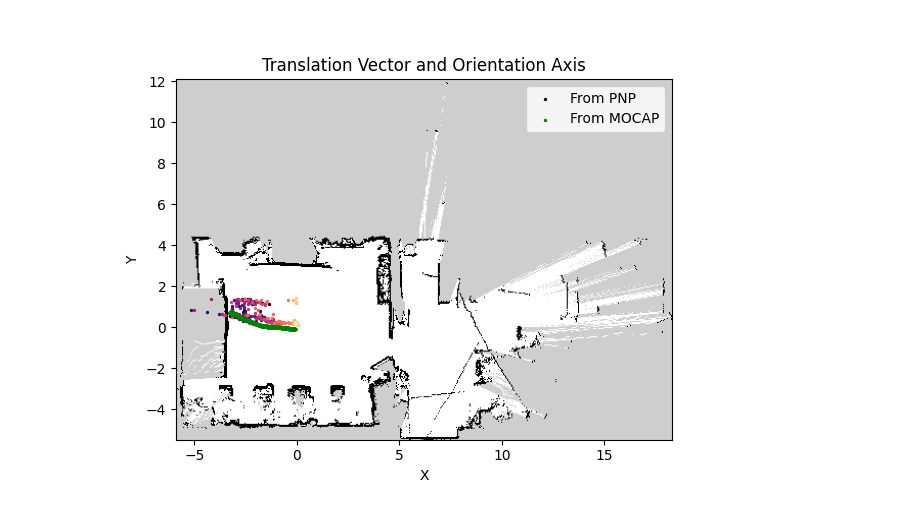
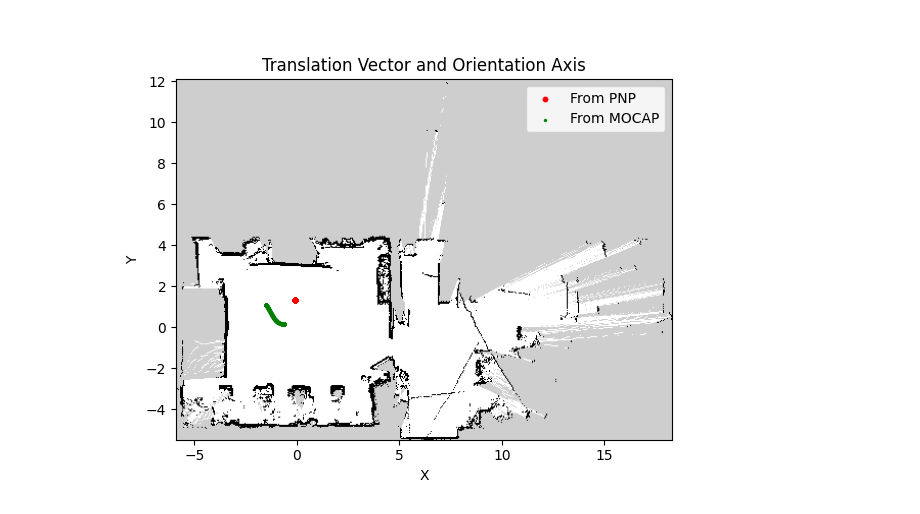
Before and after one commit to Annika-wyt/annika, a Jupyter notebook: UnitTest.ipynb, the cells around one changed output. Saved outputs shown, nothing was run; the diff lists cells and outputs as text; code cells hidden in the pictures.

Commit message:
add plots

```diff
--- a/UnitTest.ipynb
+++ b/UnitTest.ipynb
@@ -1,6 +1,6 @@
 # %%
-BAGNUMBER = 3
-METHOD = 'opencv - epnp'
+BAGNUMBER = 4
+METHOD = 'opencv - p3p'
 PLOTTING = '2D'
 # %%
 import numpy as np
@@ -29,12 +29,27 @@ def opencv_epnp(coor2d, coor3d, cam_matrix, dis_matrix):
     rotation = rotation_quaternion/np.linalg.norm(rotation_quaternion)
     return success, rotation, translation
 
+def opencv_p3p(coor2d, coor3d, cam_matrix, dis_matrix):
+    success, rotations, translations = cv2.solveP3P(coor3d, coor2d, cam_matrix, dis_matrix, flags=cv2.SOLVEPNP_P3P)
+    rotation = rotations[0]
+    translation = translations[0]
+    rotation_matrix, _ = cv2.Rodrigues(rotation)
+    transformation = np.vstack((np.hstack((rotation_matrix, translation)), [0,0,0,1]))
+    # transformation = np.linalg.inv(transformation)
+    translation = transformation[:3, 3]
+    rotation_matrix = transformation[:3, :3]
+
+    rotation_quaternion = quat.mat2quat(rotation_matrix)
+    rotation = rotation_quaternion/np.linalg.norm(rotation_quaternion)
+    return success, rotation, translation
+
 def func2(coor2d, coor3d, cam_matrix, dis_matrix):
     print("NOT YET")
     return False, np.array([0, 0, 0]), np.array([0, 0, 0])
 
 MethodDict = {
     'opencv - epnp' : opencv_epnp,
+    'opencv - p3p' : opencv_p3p,
     '2' : func2
     }
 # %%
@@ -45,7 +60,8 @@ MethodDict = {
 BagPaths = {
     1: '/home/annika/ITRL/kth_thesis/rosbag/2024-01-22/UnitTest_Case1.bag',
     2: '/home/annika/ITRL/kth_thesis/rosbag/2024-01-23/2024-01-23-17-11-22.bag',
-    3: '/home/annika/ITRL/kth_thesis/rosbag/2024-01-24/2024-01-24-14-24-58.bag'
+    3: '/home/annika/ITRL/kth_thesis/rosbag/2024-01-24/2024-01-24-14-24-58.bag',
+    4: '/home/annika/ITRL/kth_thesis/rosbag/2024-01-25/p3p_alone.bag'
     }
 
 Bag = BagPaths[BAGNUMBER]
@@ -165,35 +181,35 @@ def Plot2D():
         if suc:
             # Plot translation vector
             if FirstPlot:
-                ax.scatter(trans[0], trans[1], color=color, s=2, label='From PNP')
+                ax.scatter(trans[0], trans[1], color='r', s=10, label='From PNP')
                 FirstPlot = False
             else:
-                ax.scatter(trans[0], trans[1], color=color, s=2)
+                ax.scatter(trans[0], trans[1], color='r', s=10)
 
             # Plot orientation axis
             orientation_axis = quat.qmult(quat.qmult(rot, [0, 0, 0, 1]), quat.qinverse(rot))[1:4]
             # ax.quiver(trans[0], trans[1], orientation_axis[0], orientation_axis[1], color='b', scale=40)
 
     ax.scatter(Svea5[:,0],Svea5[:,1], color='g', s=2, label='From MOCAP')
 
     # Set labels and title
     ax.set_xlabel('X')
     ax.set_ylabel('Y')
     ax.set_title('Translation Vector and Orientation Axis')
     ax.legend()
 
     # Limit the range of x and y
     ax.set_xlim([xmin, xmax])  # Set your min and max x values
     ax.set_ylim([ymin, ymax])  # Set your min and max y values
 
     plt.show()
 
 
 PlotDict = {
     '2D': Plot2D,
     '3D': Plot3D
     }
 
 PlotDict[PLOTTING]()
 # %% [output]
-[figure, old version]
+[figure, new version]
```
Also changed, not shown: 43 other files.
